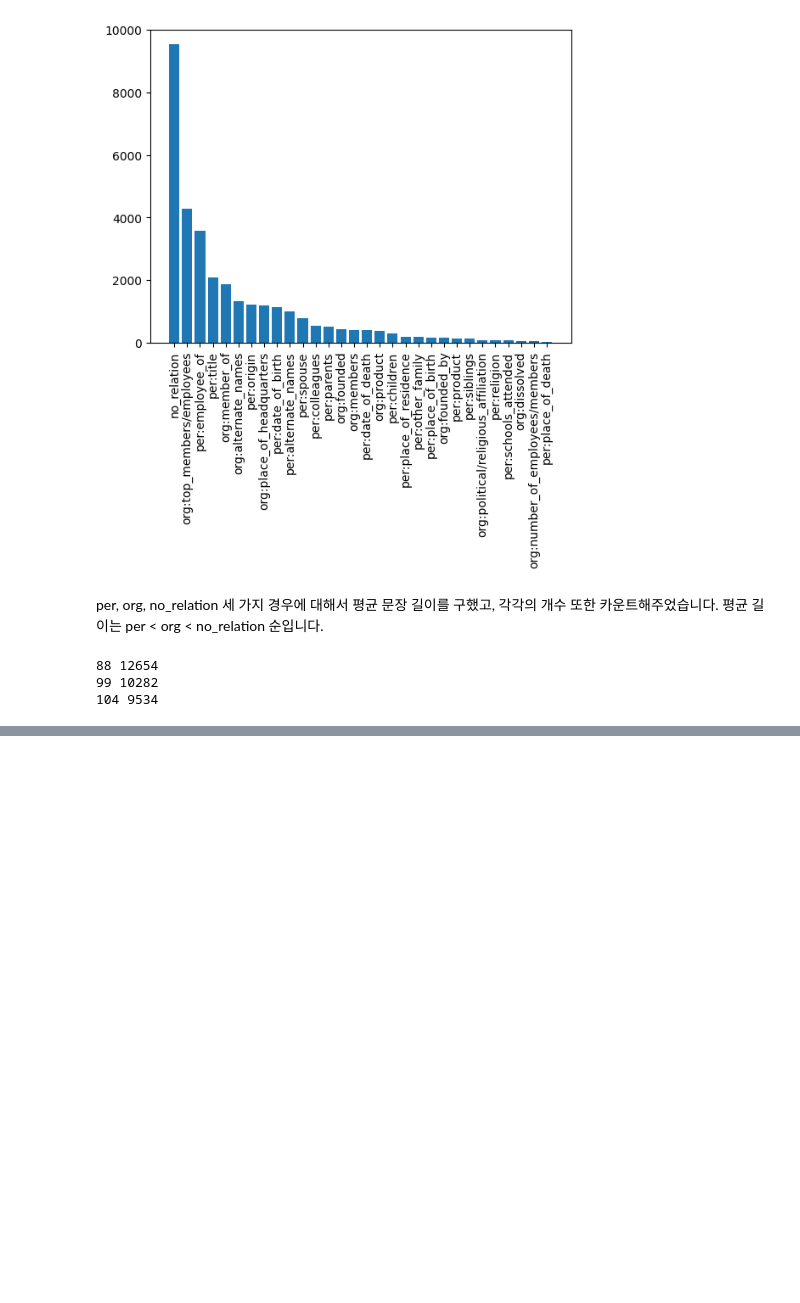
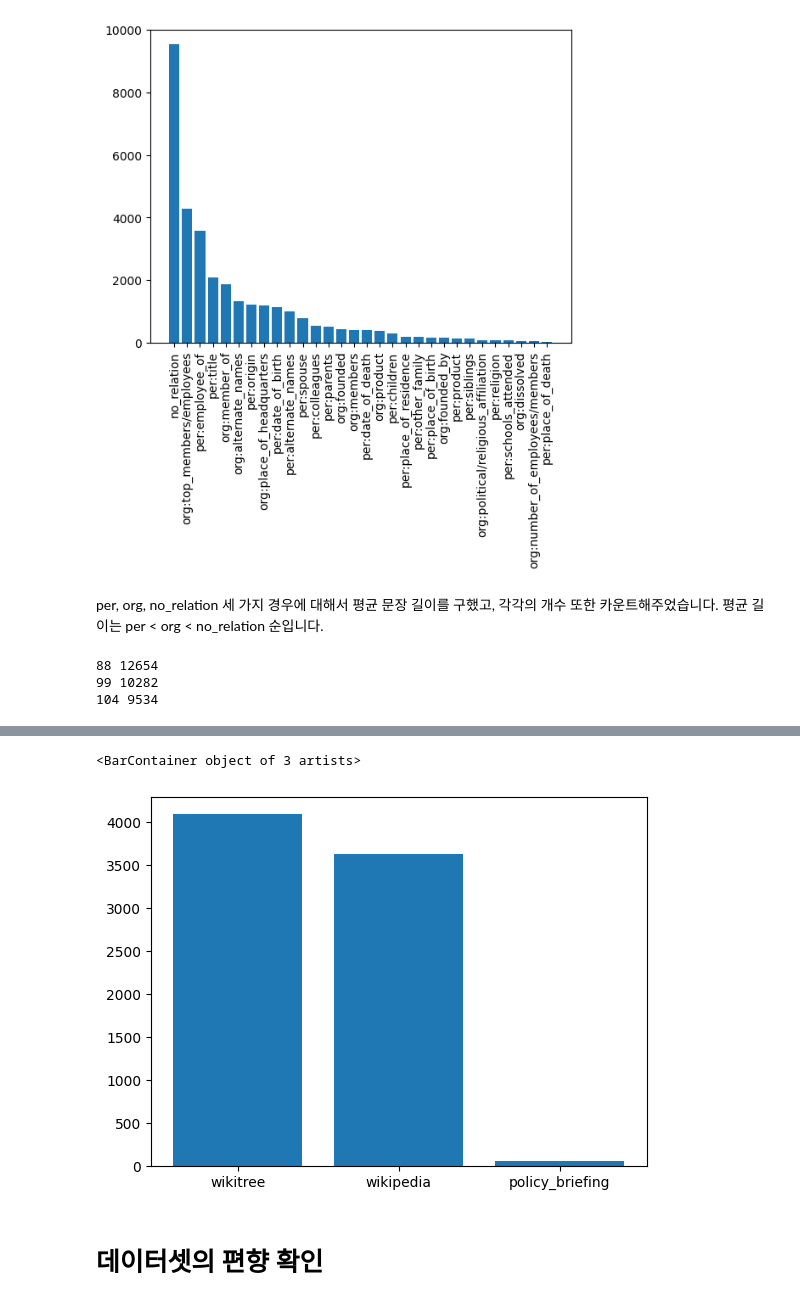
Before and after one commit to boostcampaitech4lv23nlp2/level2_klue_nlp-level1-nlp-12, a Jupyter notebook: EDA.ipynb, the cells around one changed output, grey strips where cells are left out. Saved outputs shown, nothing was run; the diff lists cells and outputs as text; code cells hidden in the pictures; blank space fills up the shorter version.

```diff
--- a/EDA.ipynb
+++ b/EDA.ipynb
@@ -208,0 +236,7 @@ print(no_relation_length // no_relation_count, no_relation_count)
+# %%
+plt.bar(test_data['source'].value_counts().index, test_data['source'].value_counts())
+# %% [output]
+<BarContainer object of 3 artists>
+[figure, added]
+# %% [markdown]
+# 데이터셋의 편향 확인
```
Also changed, not shown: parts of 9 cells of this notebook.
